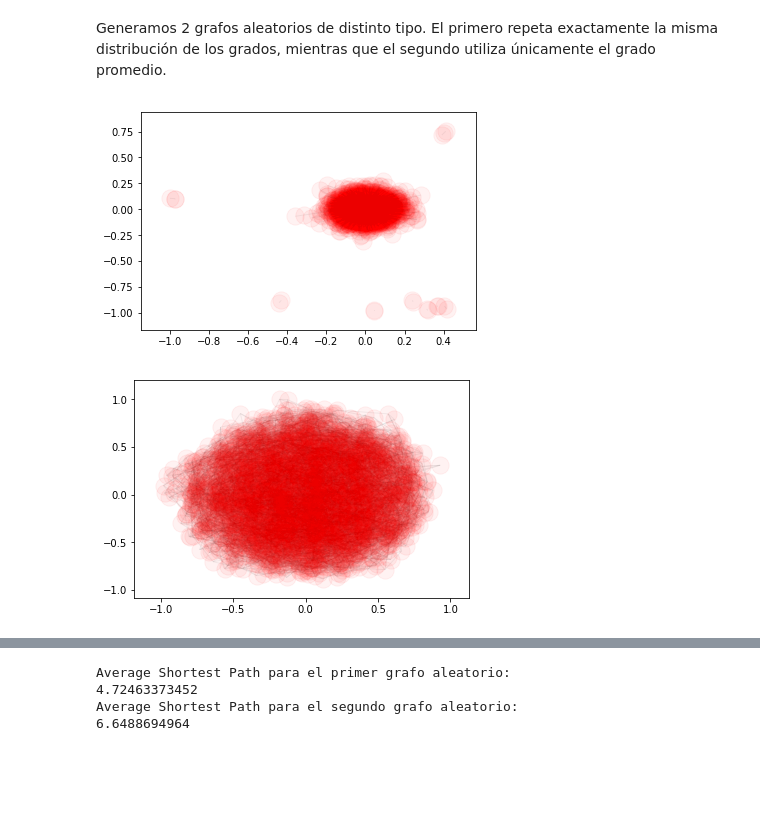
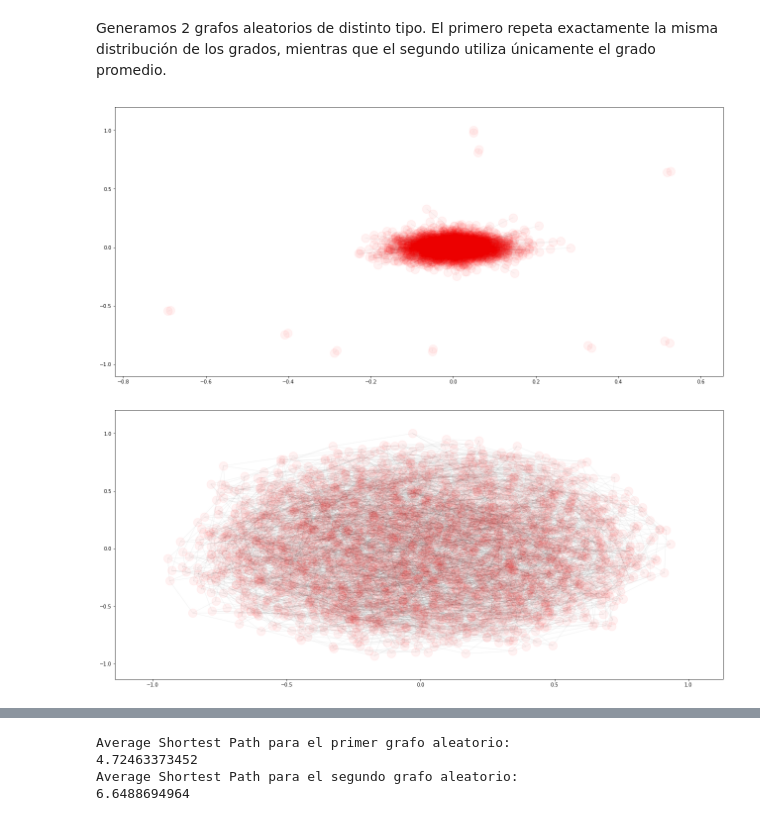
Before and after one commit to turtle-lea/ciencia-de-datos, a Jupyter notebook: tp-4/TP4.ipynb, the cells around one changed output, grey strips where cells are left out. Drawn from its saved outputs; the diff is of its cells as text; code cells hidden in the pictures; blank space fills up the shorter version.

```diff
--- a/tp-4/TP4.ipynb
+++ b/tp-4/TP4.ipynb
@@ -340,13 +380,15 @@ degree_random = np.mean(d)
 random_graph = nx.random_degree_sequence_graph(list(d.astype(np.int)))
 random_graph_2 = nx.random_regular_graph(int(degree_random), len(subgraph.nodes()), seed=None)
 # %%
+plt.figure(figsize=(22,10))
 nx.draw_networkx(random_graph, alpha=0.05, with_labels=False)
 # %% [output]
-[figure, old version]
+[figure, new version]
 # %%
+plt.figure(figsize=(22,10))
 nx.draw_networkx(random_graph_2, alpha=0.05, with_labels=False)
 # %% [output]
-[figure, old version]
+[figure, new version]
 # %%
 componentes_conexas_random_graph = list(nx.connected_components(random_graph))
 contenedor_ggigante_random_graph = componentes_conexas_random_graph[0]
```
Also changed, not shown: parts of 29 cells of this notebook.
